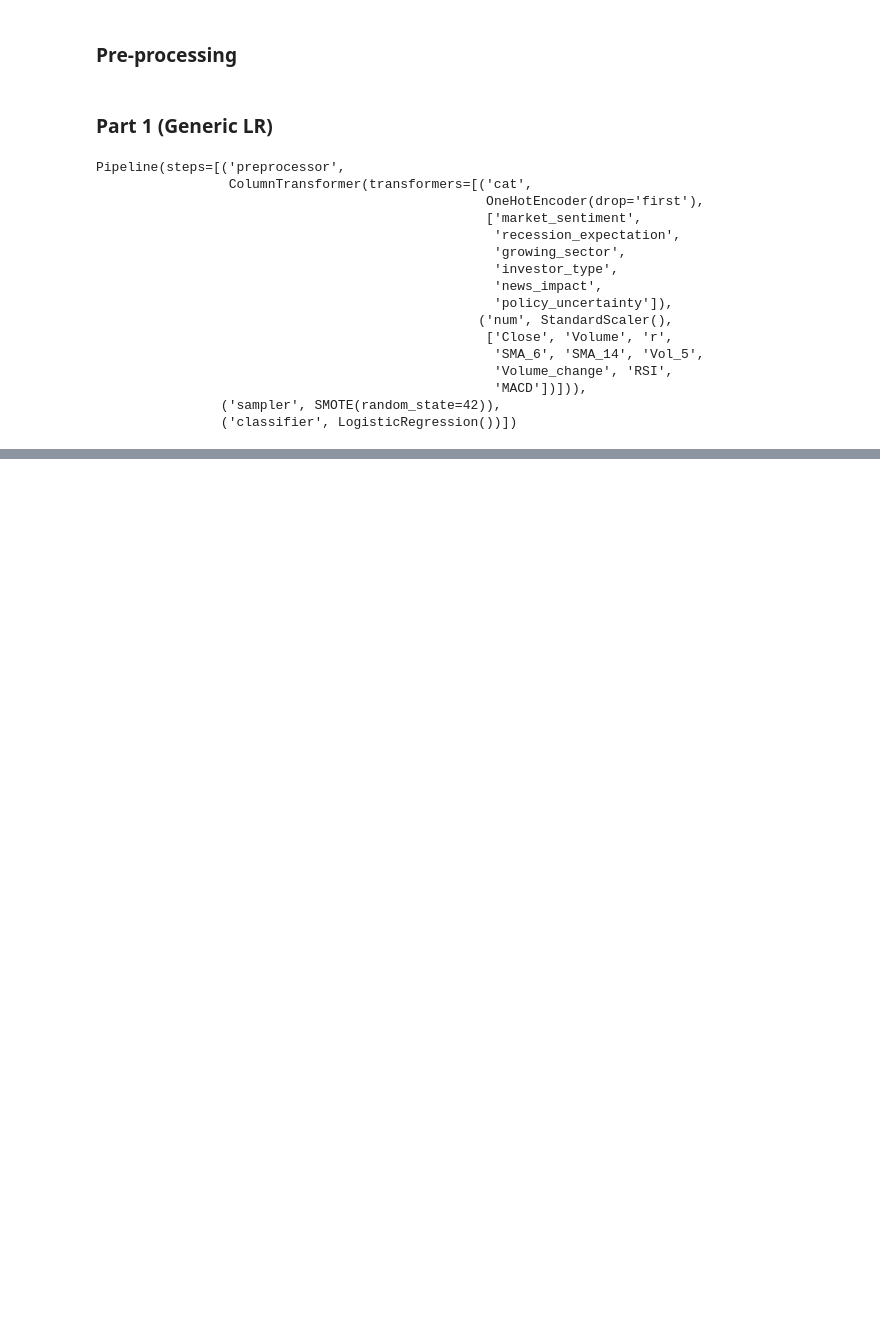
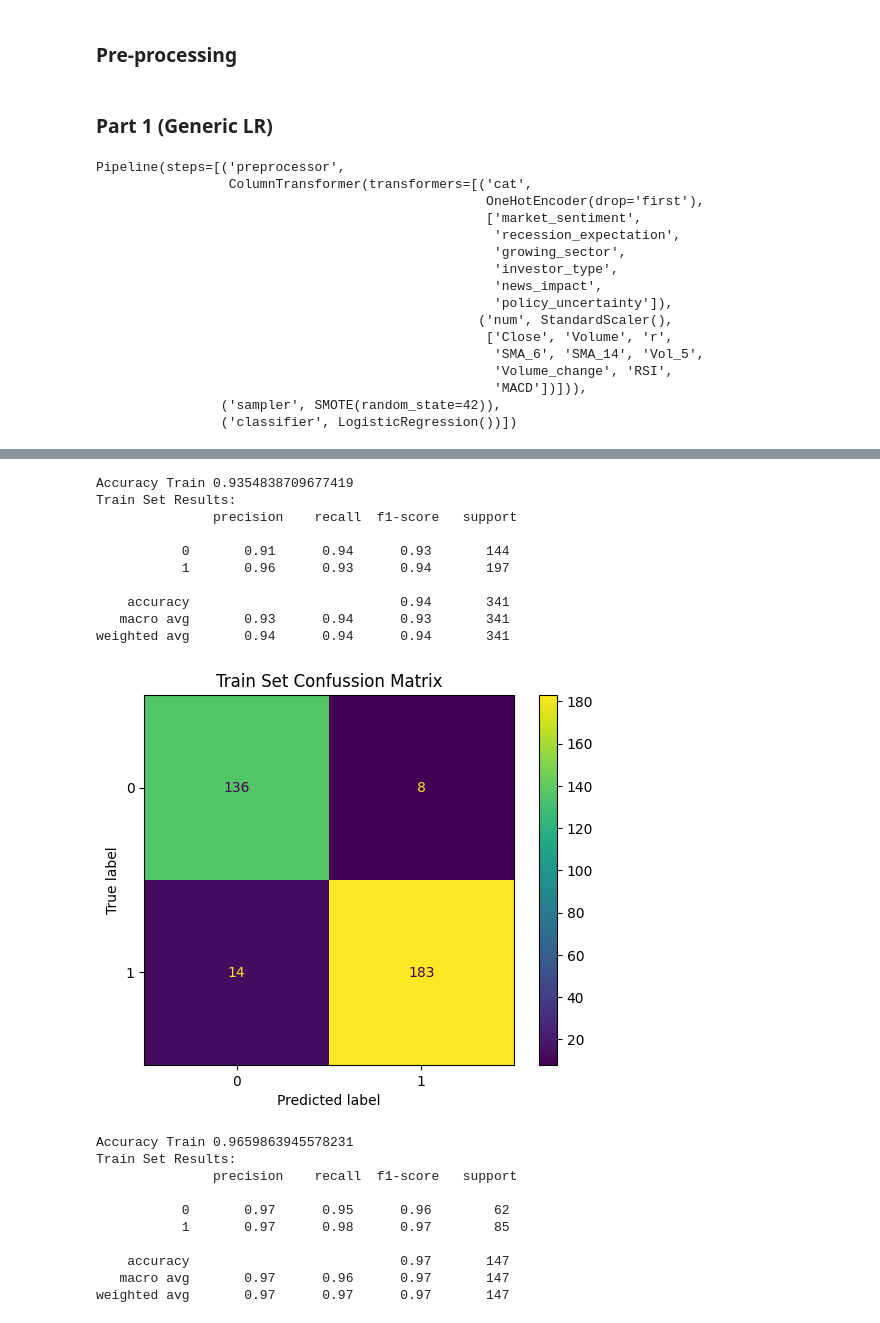
Before and after one commit to AntonioLomeli/03-ML-Trading, a Jupyter notebook: Report.ipynb, the cells around one changed output, grey strips where cells are left out. Cells and saved outputs as stored; diff of their text form; code cells hidden in the pictures; blank space fills up the shorter version.

```diff
--- a/Report.ipynb
+++ b/Report.ipynb
@@ -201,0 +286,3 @@ dir(ConfusionMatrixDisplay.plot.__setattr__)
+# %%
+# Train the pipeline with PCA on the training data
+pca_pipeline.fit(X_train, y_train)
@@ -201,0 +324,30 @@ dir(ConfusionMatrixDisplay.plot.__setattr__)
+# %%
+# Predict on the training set and evaluate the performance
+y_pred_train = pca_pipeline.predict(X_train)
+pca_accuracy_train, pca_metrics_report_train, cm_train = metrics(y_train, y_pred_train, pca_pipeline, title = "Train Set Confussion Matrix")
+
+# Predict on the test set and evaluate the performance
+y_pred_test = pca_pipeline.predict(X_test)
+pca_accuracy_test, pca_metrics_report_test, cm_test = metrics(y_test, y_pred_test, pca_pipeline, title = "Test Set Confussion Matrix")
+# %% [output]
+Accuracy Train 0.9354838709677419
+Train Set Results:
+               precision    recall  f1-score   support
+
+           0       0.91      0.94      0.93       144
+           1       0.96      0.93      0.94       197
+
+    accuracy                           0.94       341
+   macro avg       0.93      0.94      0.93       341
+weighted avg       0.94      0.94      0.94       341
+[figure, added]
+Accuracy Train 0.9659863945578231
+Train Set Results:
+               precision    recall  f1-score   support
+
+           0       0.97      0.95      0.96        62
+           1       0.97      0.98      0.97        85
+
+    accuracy                           0.97       147
+   macro avg       0.97      0.96      0.97       147
+weighted avg       0.97      0.97      0.97       147
```
Also changed, not shown: parts of 15 cells of this notebook, 1 other file.
